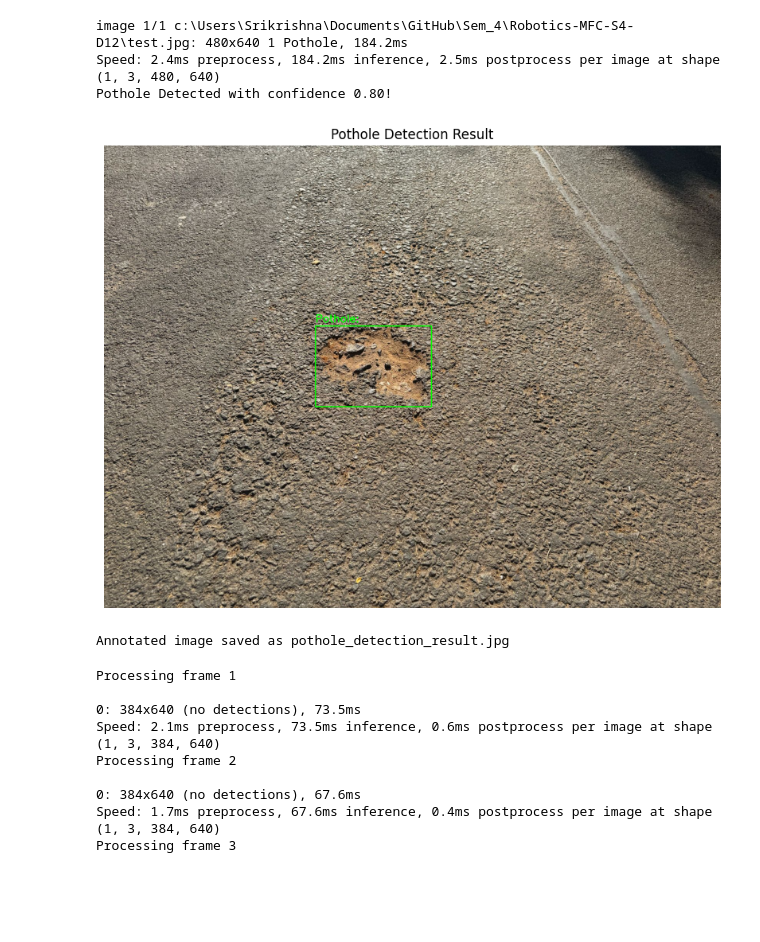
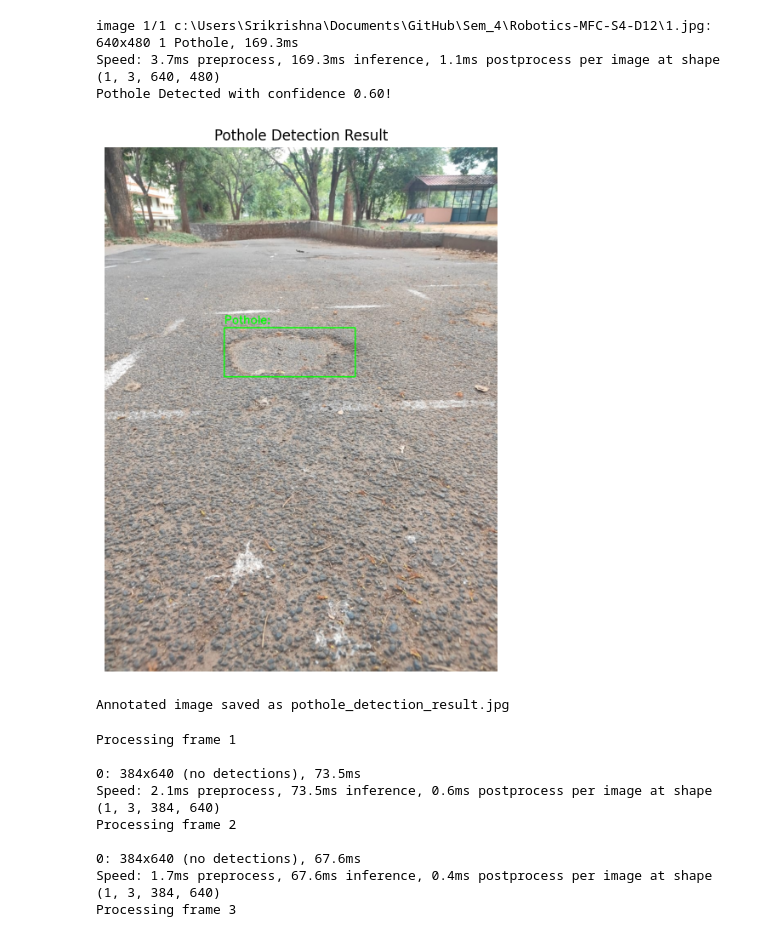
Before and after one commit to SilentByte4096/Robotics-MFC-S4-D12, a Jupyter notebook: test.ipynb, the cells around one changed output. Saved outputs shown, nothing was run; the diff lists cells and outputs as text; code cells hidden in the pictures; blank space fills up the shorter version.

```diff
--- a/test.ipynb
+++ b/test.ipynb
@@ -146,13 +146,13 @@ def detect_potholes_in_video(model, video_path, output_path='pothole_detection_o
 model = YOLO("runs\\detect\\train2\\weights\\best.pt")
 # %%
 # Process a single image
-image_path = 'test.jpg'
+image_path = '1.jpg'
 detect_pothole_in_image(model, image_path, scale_factor=0.1, grid_size=10)
 # %% [output]
-image 1/1 c:\Users\Srikrishna\Documents\GitHub\Sem_4\Robotics-MFC-S4-D12\test.jpg: 480x640 1 Pothole, 184.2ms
-Speed: 2.4ms preprocess, 184.2ms inference, 2.5ms postprocess per image at shape (1, 3, 480, 640)
-Pothole Detected with confidence 0.80!
+image 1/1 c:\Users\Srikrishna\Documents\GitHub\Sem_4\Robotics-MFC-S4-D12\1.jpg: 640x480 1 Pothole, 169.3ms
+Speed: 3.7ms preprocess, 169.3ms inference, 1.1ms postprocess per image at shape (1, 3, 640, 480)
+Pothole Detected with confidence 0.60!
-[figure, old version]
+[figure, new version]
 Annotated image saved as pothole_detection_result.jpg
 # %%
 # Process a video
```
Also changed, not shown: 27 other files.
